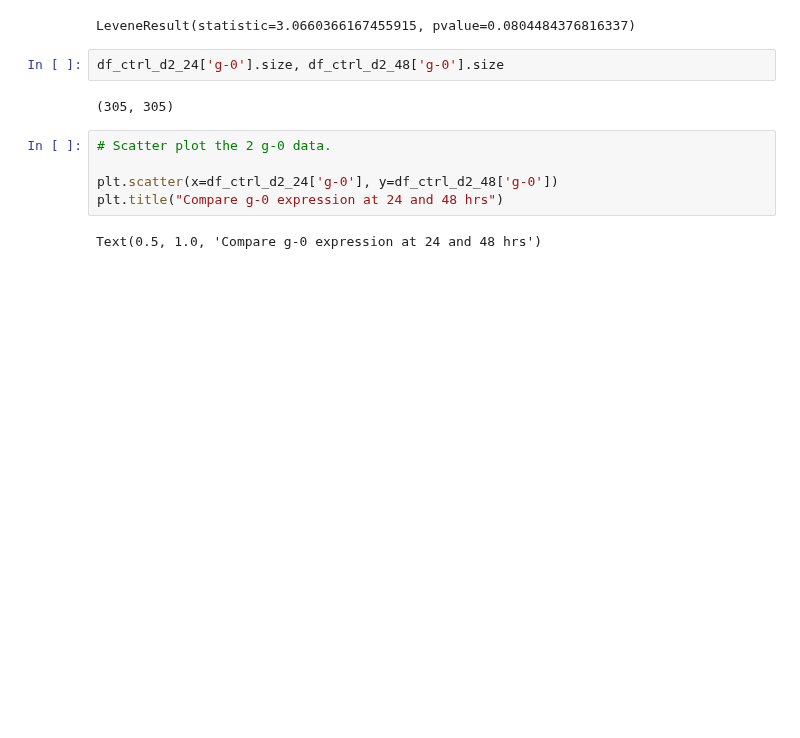
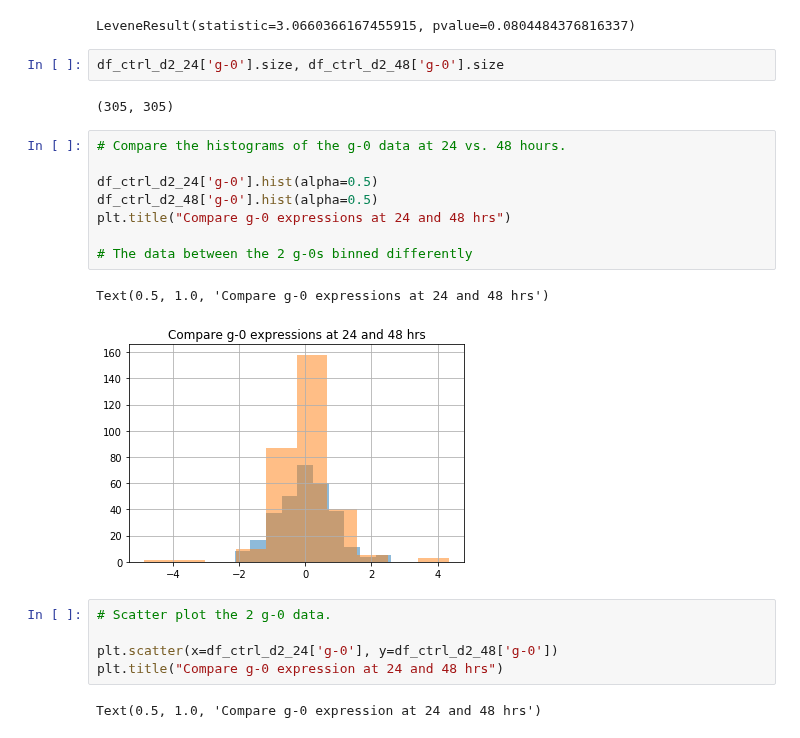
Before and after one commit to Yongliang-Shi/Mechanism-of-Action-Prediction, a Jupyter notebook: explore_moa.ipynb, the cells around one changed output. Cells and saved outputs as stored; diff of their text form; blank space fills up the shorter version.

```diff
--- a/explore_moa.ipynb
+++ b/explore_moa.ipynb
@@ -35,6 +34,17 @@ LeveneResult(statistic=3.0660366167455915, pvalue=0.0804484376816337)
 df_ctrl_d2_24['g-0'].size, df_ctrl_d2_48['g-0'].size
 # %% [output]
 (305, 305)
+# %%
+# Compare the histograms of the g-0 data at 24 vs. 48 hours.
+
+df_ctrl_d2_24['g-0'].hist(alpha=0.5)
+df_ctrl_d2_48['g-0'].hist(alpha=0.5)
+plt.title("Compare g-0 expressions at 24 and 48 hrs")
+
+# The data between the 2 g-0s binned differently
+# %% [output]
+Text(0.5, 1.0, 'Compare g-0 expressions at 24 and 48 hrs')
+[figure, added]
 # %%
 # Scatter plot the 2 g-0 data.
 
```
Also changed, not shown: parts of 18 cells of this notebook.
